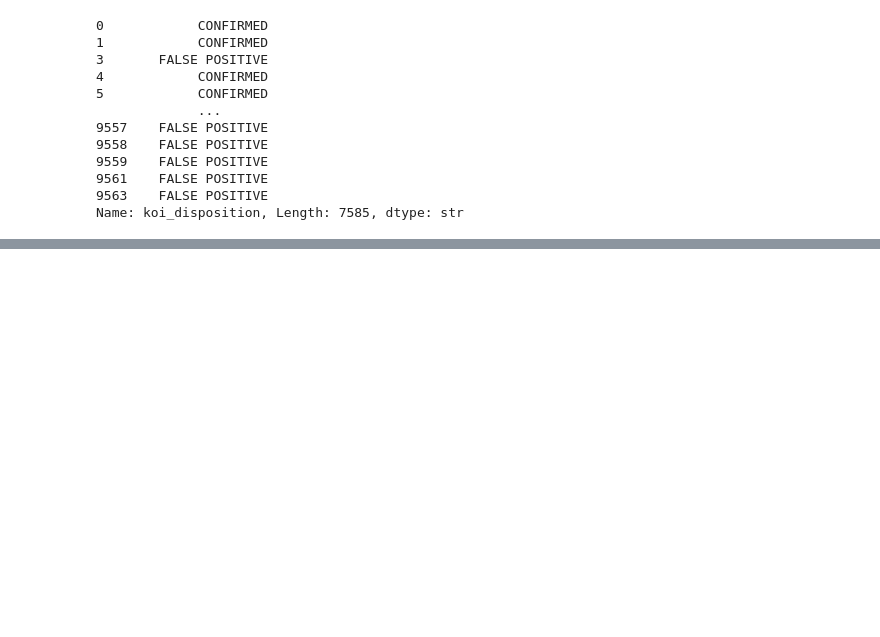
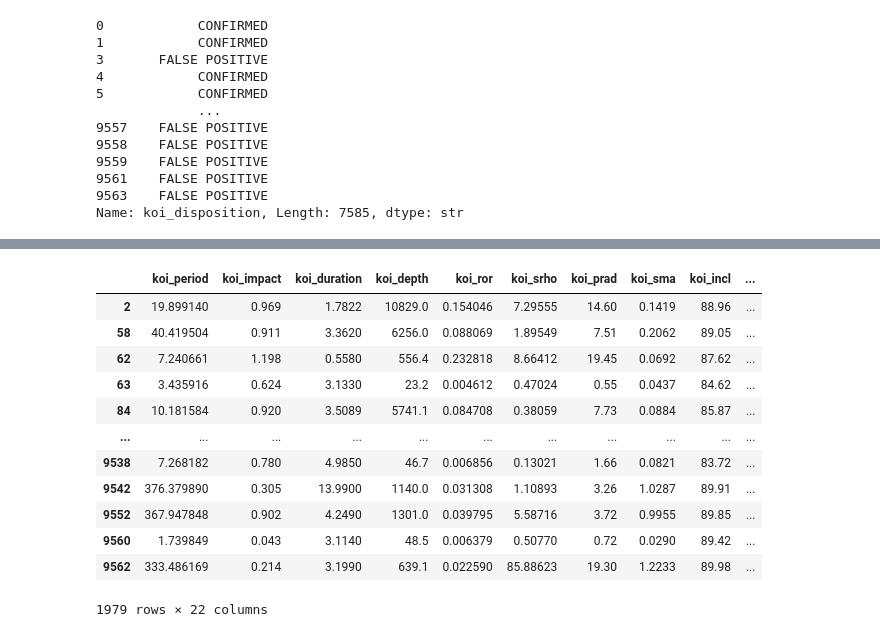
Before and after one commit to Swaraag/ExoplanetClassifier, a Jupyter notebook: work.ipynb, the cells around one changed output, grey strips where cells are left out. Saved outputs shown, nothing was run; the diff lists cells and outputs as text; code cells hidden in the pictures; blank space fills up the shorter version.

```diff
--- a/work.ipynb
+++ b/work.ipynb
@@ -148,0 +180,16 @@ print("ROC-AUC:", roc_auc_score(y_test, pipeline.predict_proba(X_test)[:,1]))
+# %%
+X_cand = df_cand.drop(columns=["koi_disposition", "rowid"])
+# %% [output]
+|  | koi_period | koi_impact | koi_duration | koi_depth | koi_ror | koi_srho | koi_prad | koi_sma | koi_incl | ... |
+| 2 | 19.899140 | 0.969 | 1.7822 | 10829.0 | 0.154046 | 7.29555 | 14.60 | 0.1419 | 88.96 | ... |
+| 58 | 40.419504 | 0.911 | 3.3620 | 6256.0 | 0.088069 | 1.89549 | 7.51 | 0.2062 | 89.05 | ... |
+| 62 | 7.240661 | 1.198 | 0.5580 | 556.4 | 0.232818 | 8.66412 | 19.45 | 0.0692 | 87.62 | ... |
+| 63 | 3.435916 | 0.624 | 3.1330 | 23.2 | 0.004612 | 0.47024 | 0.55 | 0.0437 | 84.62 | ... |
+| 84 | 10.181584 | 0.920 | 3.5089 | 5741.1 | 0.084708 | 0.38059 | 7.73 | 0.0884 | 85.87 | ... |
+| ... | ... | ... | ... | ... | ... | ... | ... | ... | ... | ... |
+| 9538 | 7.268182 | 0.780 | 4.9850 | 46.7 | 0.006856 | 0.13021 | 1.66 | 0.0821 | 83.72 | ... |
+| 9542 | 376.379890 | 0.305 | 13.9900 | 1140.0 | 0.031308 | 1.10893 | 3.26 | 1.0287 | 89.91 | ... |
+| 9552 | 367.947848 | 0.902 | 4.2490 | 1301.0 | 0.039795 | 5.58716 | 3.72 | 0.9955 | 89.85 | ... |
+| 9560 | 1.739849 | 0.043 | 3.1140 | 48.5 | 0.006379 | 0.50770 | 0.72 | 0.0290 | 89.42 | ... |
+| 9562 | 333.486169 | 0.214 | 3.1990 | 639.1 | 0.022590 | 85.88623 | 19.30 | 1.2233 | 89.98 | ... |
+1979 rows × 22 columns
```
Also changed, not shown: parts of 13 cells of this notebook.
